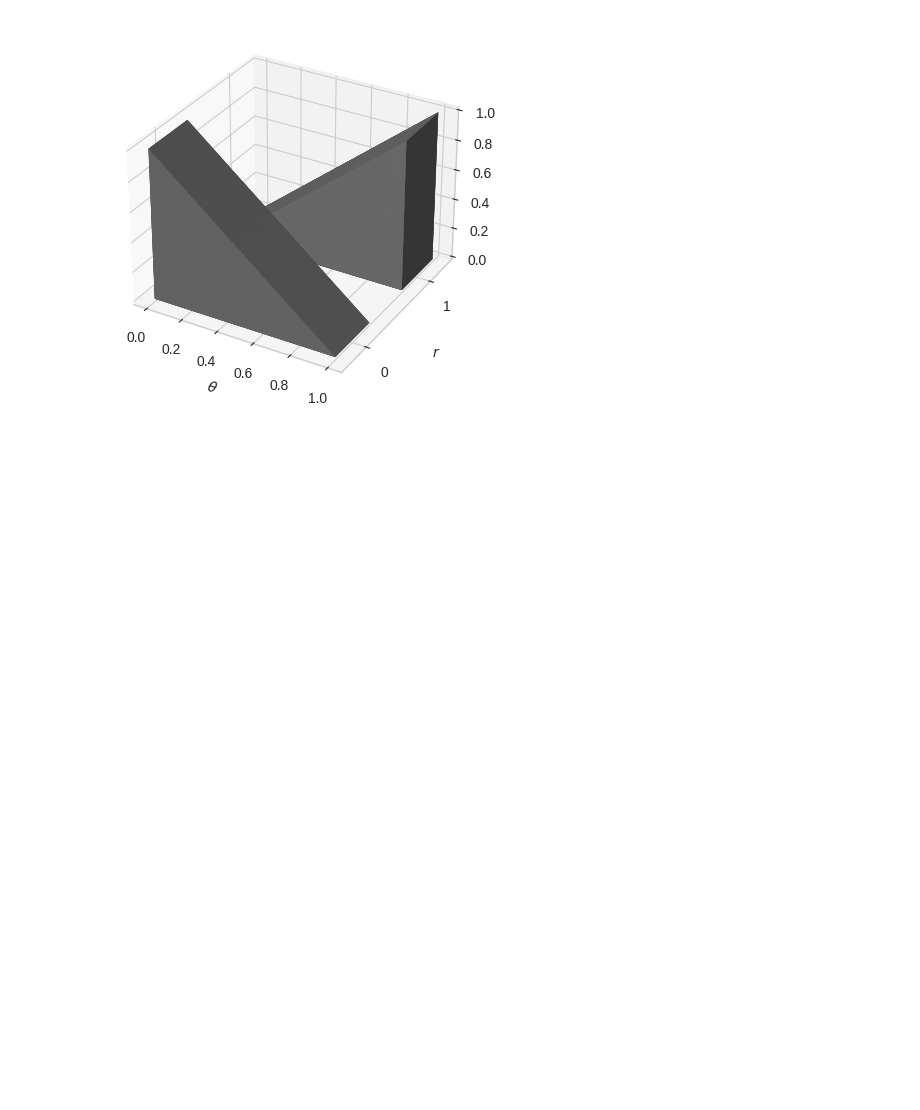
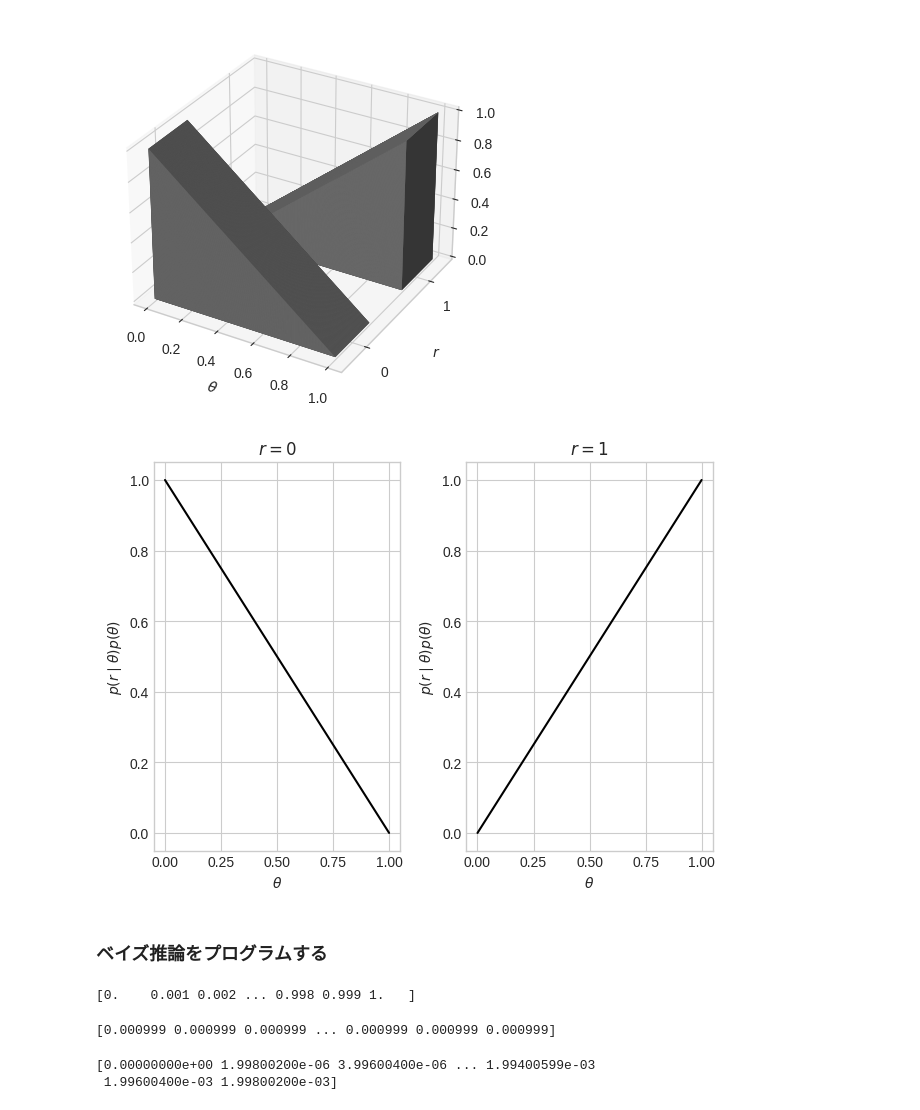
Before and after one commit to yuji-sgs/web-optimization, a Jupyter notebook: cahpter1.ipynb, the cells around one changed output. Drawn from its saved outputs; the diff is of its cells as text; code cells hidden in the pictures; blank space fills up the shorter version.

Commit message:
ベイズ推論をプログラムする

```diff
--- a/cahpter1.ipynb
+++ b/cahpter1.ipynb
@@ -137,3 +137,28 @@ ax.set_yticks([0, 1])
 plt.show()
 # %% [output]
 [figure]
+# %%
+# 事前分布と尤度関数の積
+thetas = np.linspace(0, 1, 100)
+plt.subplot(1, 2, 1)
+plt.plot(thetas, 1 - thetas)
+plt.title(r'$r=0$')
+plt.xlabel(r'$\theta$')
+plt.ylabel(r'$p(r\mid\theta)p(\theta)$')
+plt.subplot(1, 2, 2)
+plt.plot(thetas, thetas)
+plt.title(r'$r=1$')
+plt.xlabel(r'$\theta$')
+plt.ylabel(r'$p(r\mid\theta)p(\theta)$')
+plt.tight_layout()
+plt.show()
+# %% [output]
+[figure, added]
+# %% [markdown]
+### ベイズ推論をプログラムする
+# %%
+# クリック率θに相当する配列
+thetas = np.linspace(0, 1, 1001)
+print(thetas)
+# %% [output]
+[0.    0.001 0.002 ... 0.998 0.999 1.   ]
@@ -139,0 +173,13 @@ plt.show()
+# %%
+# 事前分布
+p = np.array([1 / len(thetas) for _ in thetas])
+print(p)
+# %% [output]
+[0.000999 0.000999 0.000999 ... 0.000999 0.000999 0.000999]
+# %%
+# クリック1回のときの事後分布を求める
+p = posterior(1, p)
+print(p)
+# %% [output]
+[0.00000000e+00 1.99800200e-06 3.99600400e-06 ... 1.99400599e-03
+ 1.99600400e-03 1.99800200e-03]
```
Also changed, not shown: parts of 7 cells of this notebook.
